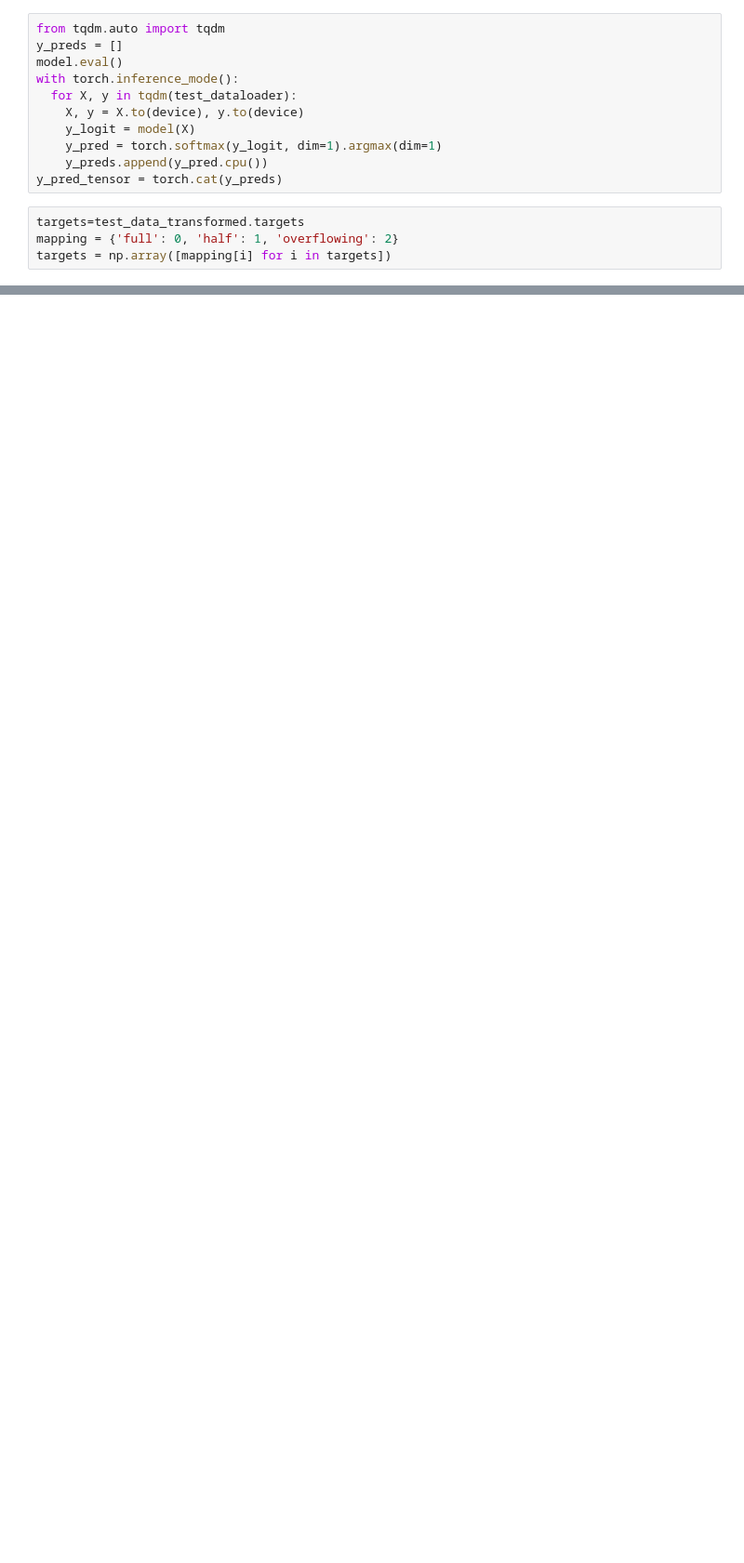
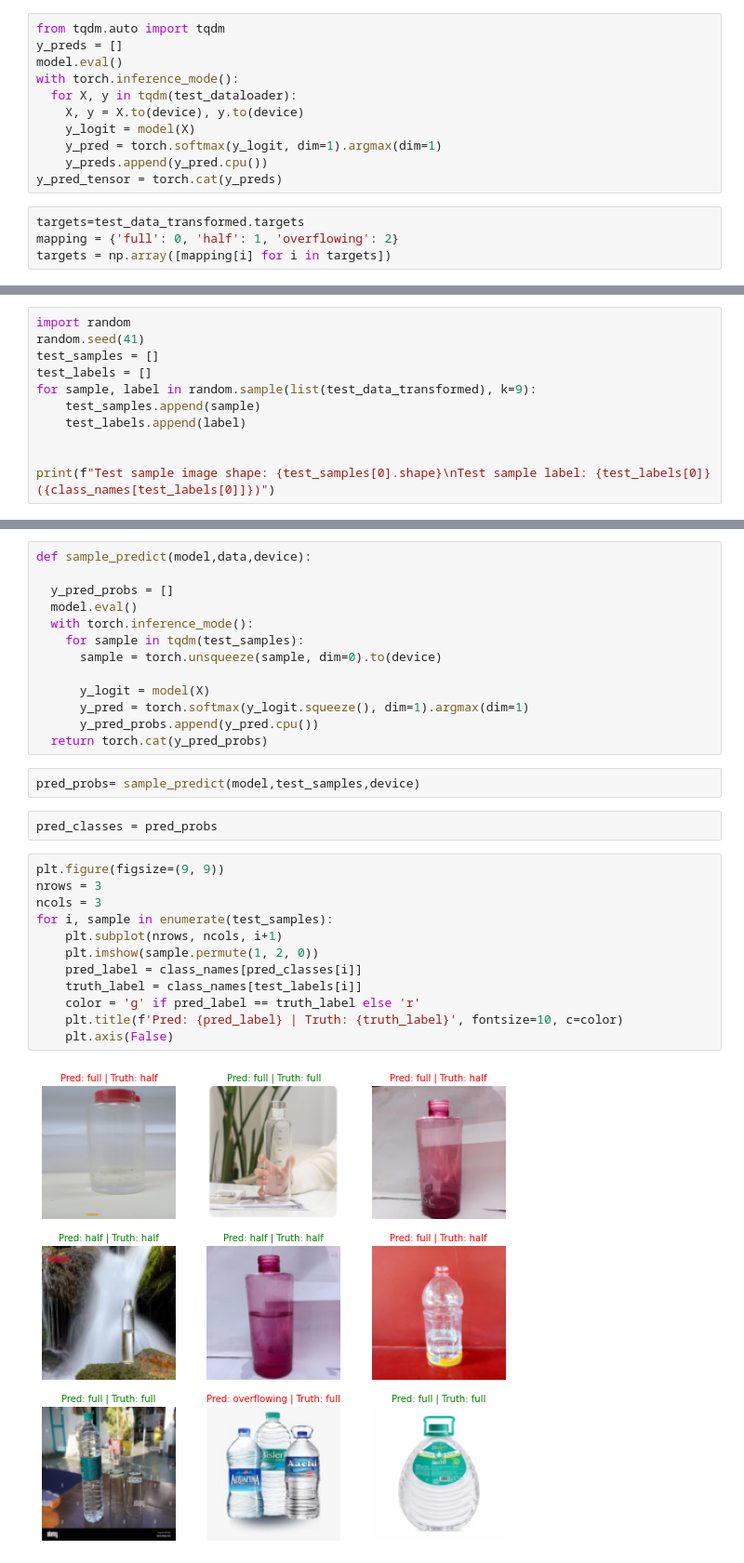
Before and after one commit to emirhansilsupur/water-bottle-image-classification, a Jupyter notebook: water_bottle_clf.ipynb, the cells around one changed output, grey strips where cells are left out. Shown at 93% size. Saved outputs shown, nothing was run; the diff lists cells and outputs as text; blank space fills up the shorter version.

```diff
--- a/water_bottle_clf.ipynb
+++ b/water_bottle_clf.ipynb
@@ -500,0 +514,11 @@ Text(0.5, 1.0, 'Confusion Matrix')
+# %%
+import random
+random.seed(41)
+test_samples = []
+test_labels = []
+for sample, label in random.sample(list(test_data_transformed), k=9):
+    test_samples.append(sample)
+    test_labels.append(label)
+
+
+print(f"Test sample image shape: {test_samples[0].shape}\nTest sample label: {test_labels[0]} ({class_names[test_labels[0]]})")
@@ -500,0 +528,31 @@ Text(0.5, 1.0, 'Confusion Matrix')
+# %%
+def sample_predict(model,data,device):
+
+  y_pred_probs = []
+  model.eval()
+  with torch.inference_mode():
+    for sample in tqdm(test_samples):
+      sample = torch.unsqueeze(sample, dim=0).to(device)
+
+      y_logit = model(X)
+      y_pred = torch.softmax(y_logit.squeeze(), dim=1).argmax(dim=1)
+      y_pred_probs.append(y_pred.cpu())
+  return torch.cat(y_pred_probs)
+# %%
+pred_probs= sample_predict(model,test_samples,device)
+# %%
+pred_classes = pred_probs
+# %%
+plt.figure(figsize=(9, 9))
+nrows = 3
+ncols = 3
+for i, sample in enumerate(test_samples):
+    plt.subplot(nrows, ncols, i+1)
+    plt.imshow(sample.permute(1, 2, 0))
+    pred_label = class_names[pred_classes[i]]
+    truth_label = class_names[test_labels[i]]
+    color = 'g' if pred_label == truth_label else 'r'
+    plt.title(f'Pred: {pred_label} | Truth: {truth_label}', fontsize=10, c=color)
+    plt.axis(False)
+# %% [output]
+[figure, added]
```
Also changed, not shown: parts of 16 cells of this notebook.
